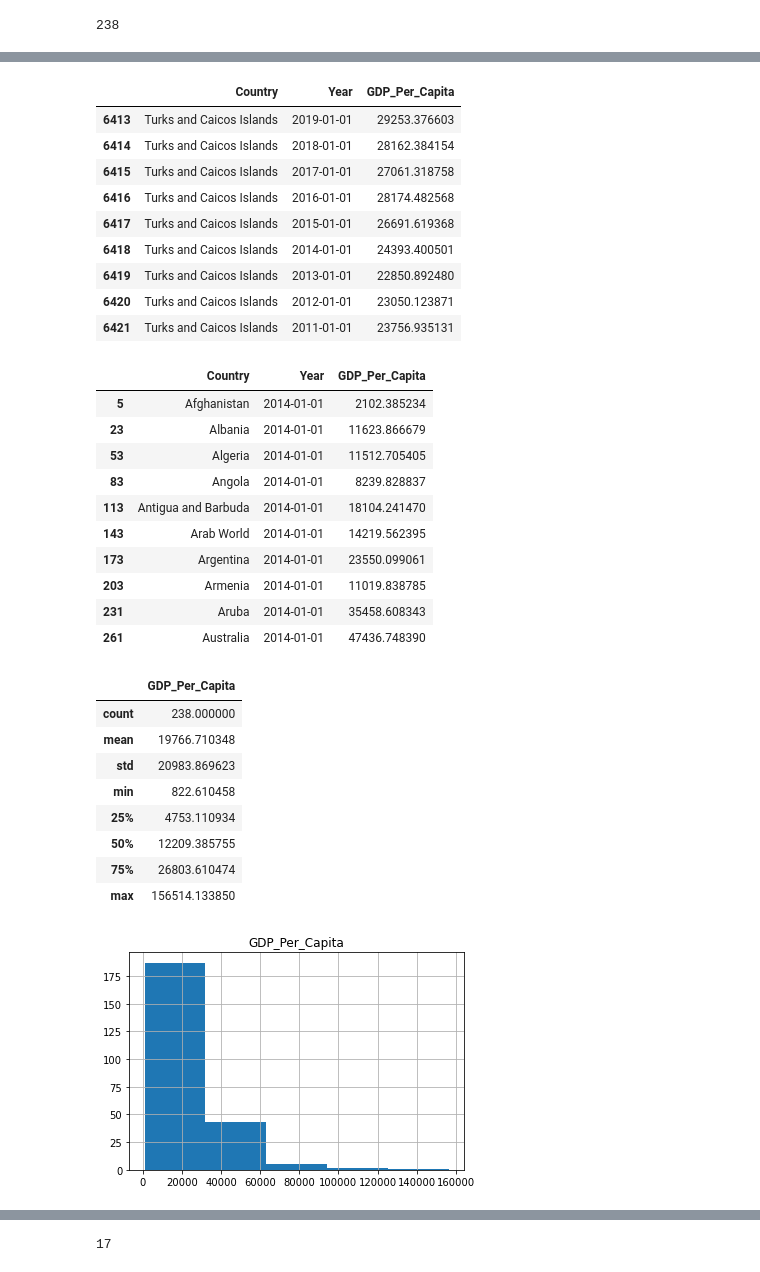
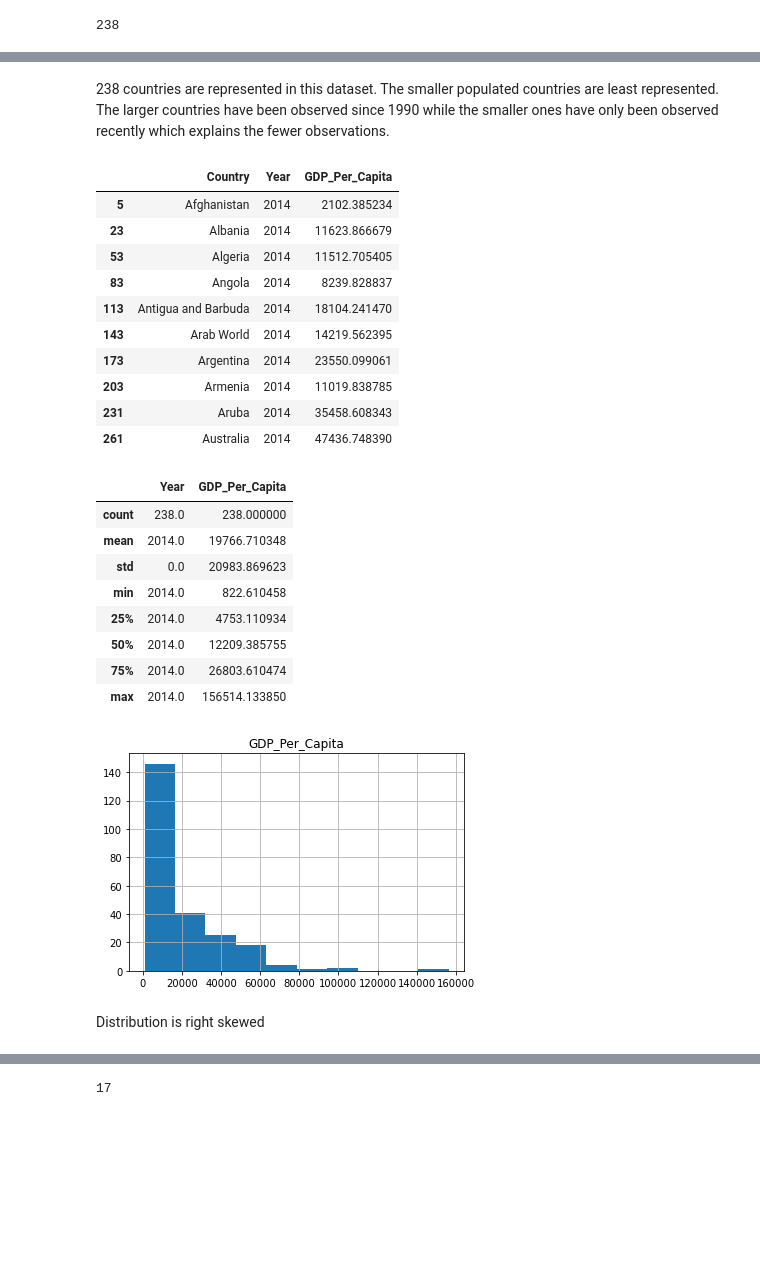
Before and after one commit to nss-data-science-cohort-6/un_data_question-RodNSS, a Jupyter notebook: notebooks/UN_Data_Exploration.ipynb, the cells around one changed output, grey strips where cells are left out. Saved outputs shown, nothing was run; the diff lists cells and outputs as text; code cells hidden in the pictures; blank space fills up the shorter version.

```diff
--- a/notebooks/UN_Data_Exploration.ipynb
+++ b/notebooks/UN_Data_Exploration.ipynb
@@ -28,3 +27,8 @@ gdp_df.tail(5)
 | 6867 | Zimbabwe | 1990 | 3324.348171 | NaN |
 | 6868 | footnoteSeqID | Footnote | NaN | NaN |
 | 6869 | 2 | Excludes South Sudan after July 9... | NaN | NaN |
+# %%
+# ', skipfooter = 2' removes last two rows
+
+gdp_df = pd.read_csv("/Users/rodmiller/un_data_question-RodNSS/data/gdp_per_capita.csv", skipfooter = 2)
+gdp_df.tail()
@@ -57,3 +56,0 @@ gdp_df.shape
-# %%
-gdp_df = pd.read_csv('/Users/rachael.miller/Desktop/gdp_per_capita.csv', skipfooter = 2)
-gdp_df.tail()
@@ -104,2 +106,0 @@ memory usage: 161.1+ KB
-# %%
-gdp_df['Year']=pd.to_datetime(gdp_df['Year'])
@@ -138,48 +126,39 @@ Name: Country, Length: 238, dtype: int64
-# %%
-gdp_df[gdp_df['Country'] == 'Turks and Caicos Islands']
-# %% [output]
-|  | Country | Year | GDP_Per_Capita |
-| 6413 | Turks and Caicos Islands | 2019-01-01 | 29253.376603 |
-| 6414 | Turks and Caicos Islands | 2018-01-01 | 28162.384154 |
-| 6415 | Turks and Caicos Islands | 2017-01-01 | 27061.318758 |
-| 6416 | Turks and Caicos Islands | 2016-01-01 | 28174.482568 |
-| 6417 | Turks and Caicos Islands | 2015-01-01 | 26691.619368 |
-| 6418 | Turks and Caicos Islands | 2014-01-01 | 24393.400501 |
-| 6419 | Turks and Caicos Islands | 2013-01-01 | 22850.892480 |
-| 6420 | Turks and Caicos Islands | 2012-01-01 | 23050.123871 |
-| 6421 | Turks and Caicos Islands | 2011-01-01 | 23756.935131 |
+# %% [markdown]
+238 countries are represented in this dataset. The smaller populated countries are least represented. The larger countries have been observed since 1990 while the smaller ones have only been observed recently which explains the fewer observations.
 # %%
-gdp_2014=gdp_df[gdp_df['Year']=='2014']
+gdp_2014=gdp_df[gdp_df['Year']==2014]
 gdp_2014.head(10)
 # %% [output]
 |  | Country | Year | GDP_Per_Capita |
-| 5 | Afghanistan | 2014-01-01 | 2102.385234 |
-| 23 | Albania | 2014-01-01 | 11623.866679 |
-| 53 | Algeria | 2014-01-01 | 11512.705405 |
-| 83 | Angola | 2014-01-01 | 8239.828837 |
-| 113 | Antigua and Barbuda | 2014-01-01 | 18104.241470 |
-| 143 | Arab World | 2014-01-01 | 14219.562395 |
-| 173 | Argentina | 2014-01-01 | 23550.099061 |
-| 203 | Armenia | 2014-01-01 | 11019.838785 |
-| 231 | Aruba | 2014-01-01 | 35458.608343 |
-| 261 | Australia | 2014-01-01 | 47436.748390 |
+| 5 | Afghanistan | 2014 | 2102.385234 |
+| 23 | Albania | 2014 | 11623.866679 |
+| 53 | Algeria | 2014 | 11512.705405 |
+| 83 | Angola | 2014 | 8239.828837 |
+| 113 | Antigua and Barbuda | 2014 | 18104.241470 |
+| 143 | Arab World | 2014 | 14219.562395 |
+| 173 | Argentina | 2014 | 23550.099061 |
+| 203 | Armenia | 2014 | 11019.838785 |
+| 231 | Aruba | 2014 | 35458.608343 |
+| 261 | Australia | 2014 | 47436.748390 |
 # %%
 gdp_2014.describe()
 # %% [output]
-|  | GDP_Per_Capita |
-| count | 238.000000 |
-| mean | 19766.710348 |
-| std | 20983.869623 |
-| min | 822.610458 |
-| 25% | 4753.110934 |
-| 50% | 12209.385755 |
-| 75% | 26803.610474 |
-| max | 156514.133850 |
+|  | Year | GDP_Per_Capita |
+| count | 238.0 | 238.000000 |
+| mean | 2014.0 | 19766.710348 |
+| std | 0.0 | 20983.869623 |
+| min | 2014.0 | 822.610458 |
+| 25% | 2014.0 | 4753.110934 |
+| 50% | 2014.0 | 12209.385755 |
+| 75% | 2014.0 | 26803.610474 |
+| max | 2014.0 | 156514.133850 |
 # %%
-gdp_2014.hist(column='GDP_Per_Capita', bins=5)
+gdp_2014.hist(column='GDP_Per_Capita', bins=10)
 plt.show()
 # %% [output]
-[figure, old version]
+[figure, new version]
+# %% [markdown]
+Distribution is right skewed
 # %%
 gdp_2014.sort_values('GDP_Per_Capita')
 # %% [output]
```
Also changed, not shown: parts of 87 cells of this notebook.
